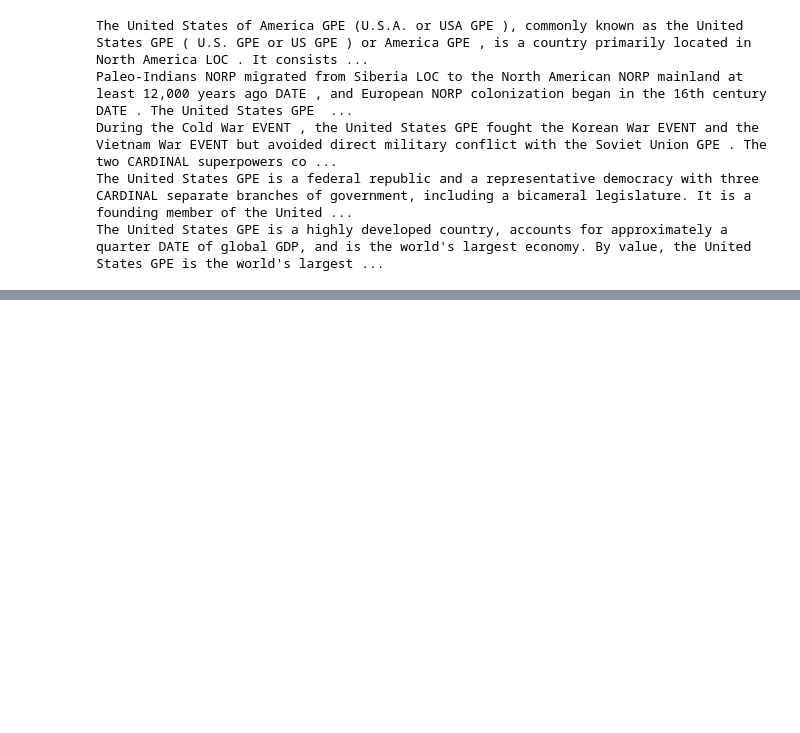
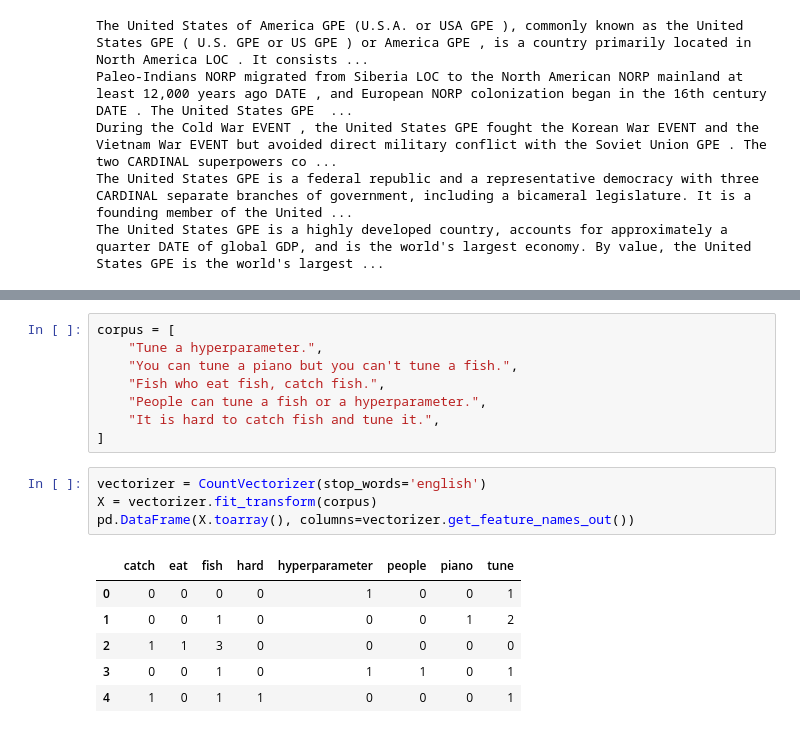
Before and after one commit to srisabarish0112/NLP-functions-Practice, a Jupyter notebook: nlp_practice.ipynb, the cells around one changed output, grey strips where cells are left out. Saved outputs shown, nothing was run; the diff lists cells and outputs as text; blank space fills up the shorter version.

Commit message:
Bag of Words and TF-IDF

```diff
--- a/nlp_practice.ipynb
+++ b/nlp_practice.ipynb
@@ -194,0 +241,19 @@ The United States GPE is a highly developed country, accounts for approximately
+# %%
+corpus = [
+    "Tune a hyperparameter.",
+    "You can tune a piano but you can't tune a fish.",
+    "Fish who eat fish, catch fish.",
+    "People can tune a fish or a hyperparameter.",
+    "It is hard to catch fish and tune it.",
+]
+# %%
+vectorizer = CountVectorizer(stop_words='english')
+X = vectorizer.fit_transform(corpus)
+pd.DataFrame(X.toarray(), columns=vectorizer.get_feature_names_out())
+# %% [output]
+|  | catch | eat | fish | hard | hyperparameter | people | piano | tune |
+| 0 | 0 | 0 | 0 | 0 | 1 | 0 | 0 | 1 |
+| 1 | 0 | 0 | 1 | 0 | 0 | 0 | 1 | 2 |
+| 2 | 1 | 1 | 3 | 0 | 0 | 0 | 0 | 0 |
+| 3 | 0 | 0 | 1 | 0 | 1 | 1 | 0 | 1 |
+| 4 | 1 | 0 | 1 | 1 | 0 | 0 | 0 | 1 |
```
Also changed, not shown: parts of 10 cells of this notebook.
